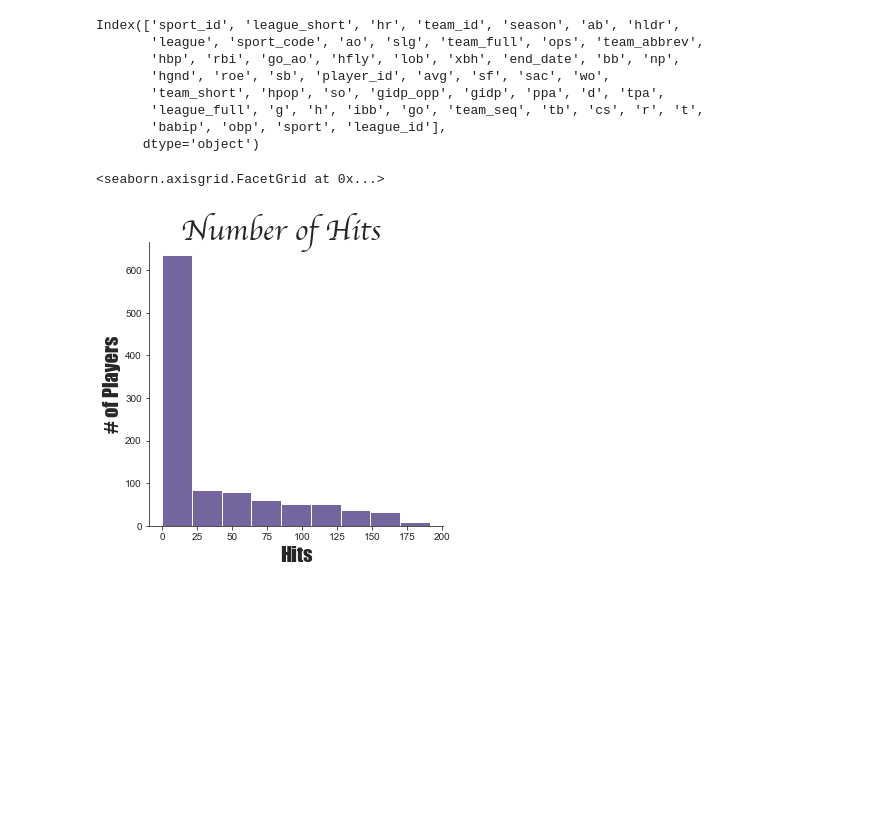
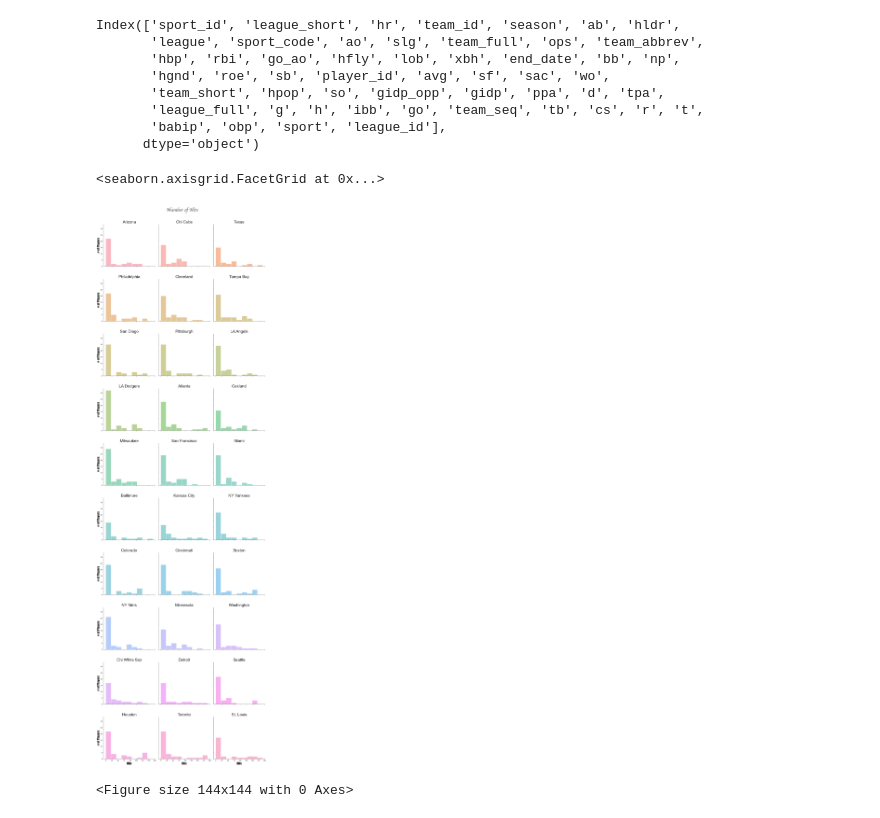
Before and after one commit to dxday45/projects, a Jupyter notebook: data_visualizations.ipynb, the cells around one changed output. Cells and saved outputs as stored; diff of their text form; code cells hidden in the pictures; blank space fills up the shorter version.

```diff
--- a/data_visualizations.ipynb
+++ b/data_visualizations.ipynb
@@ -31,10 +31,16 @@ Index(['sport_id', 'league_short', 'hr', 'team_id', 'season', 'ab', 'hldr',
 # %%
 sns.set_style('ticks')
 sns.set_palette('viridis')
-g = sns.displot(hitting, x = 'h', fill = True, bins = 9)
+g = sns.displot(hitting, x = 'h', fill = True, bins = 9, col = 'team_short', hue = 'team_short',
+                col_wrap = 3, legend = False)
 g.fig.suptitle('Number of Hits', size = 30, fontweight = 'bold', family = 'cursive')
-g.fig.subplots_adjust(top = 0.90)
+g.fig.subplots_adjust(top = 0.95, hspace = 0.3)
 g.set_axis_labels('Hits', '# of Players', size = 20, fontstyle = 'italic', family = 'fantasy')
+g.set_titles(col_template = '{col_name}', size = 25)
 # %% [output]
 <seaborn.axisgrid.FacetGrid at 0x...>
-[figure, old version]
+[figure, new version]
+# %%
+plt.clf()
+# %% [output]
+<Figure size 144x144 with 0 Axes>
```
Also changed, not shown: parts of 7 cells of this notebook.
